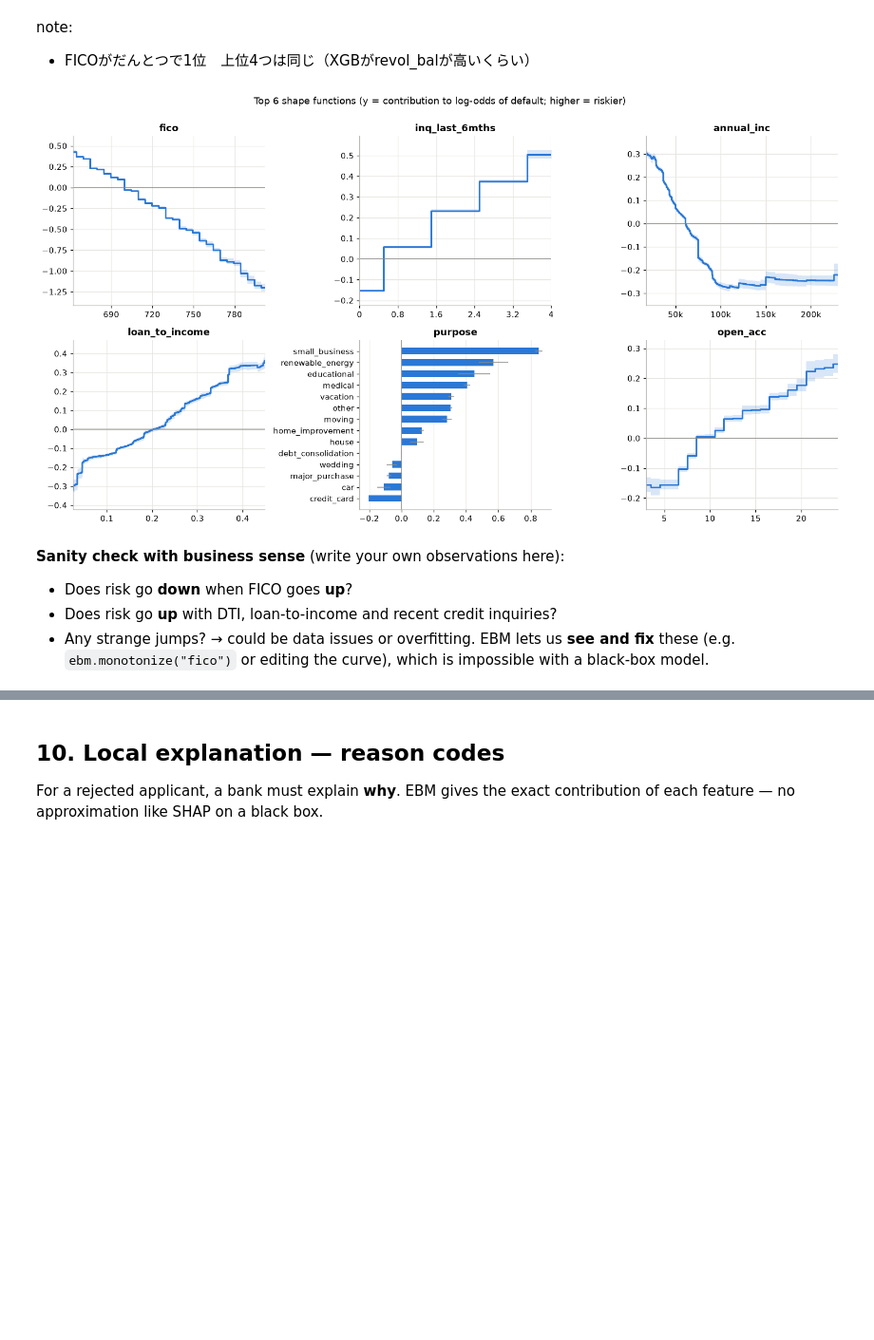
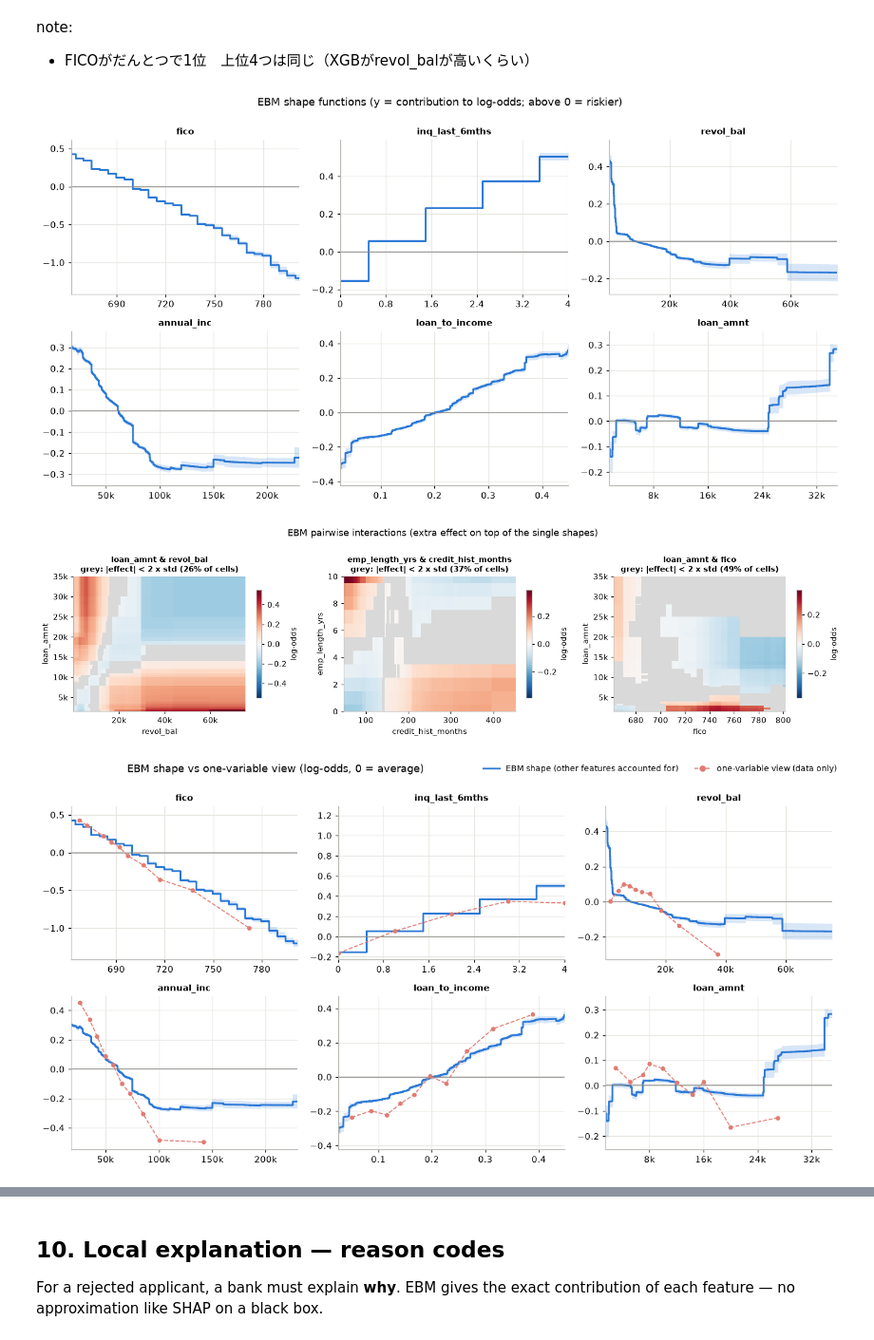
Before and after one commit to natsumisugimoto817/bank-risk-ml, a Jupyter notebook: src/01_credit_scoring_ebm.ipynb, the cells around one changed output, grey strips where cells are left out. Shown at 95% size. Cells and saved outputs as stored; diff of their text form; code cells hidden in the pictures; blank space fills up the shorter version.

Commit message:
Add ebm function

```diff
--- a/src/01_credit_scoring_ebm.ipynb
+++ b/src/01_credit_scoring_ebm.ipynb
@@ -518,53 +520,16 @@ plt.tight_layout(); plt.show()
 # %% [markdown]
 note:
 - FICOがだんとつで1位　上位4つは同じ（XGBがrevol_balが高いくらい）
-# %%
-from matplotlib.ticker import FuncFormatter, MaxNLocator
-
-def _short(x, _):
-    return f"{x/1000:.0f}k" if abs(x) >= 1_000 else f"{x:g}"
-
-def plot_shape(ebm, feature, ax):
-    # Plot an EBM main-effect shape function with its uncertainty band
-    i = list(ebm.term_names_).index(feature)
-    d = ebm.explain_global().data(i)
-    scores = np.asarray(d["scores"], dtype=float)
-    lo = np.asarray(d.get("lower_bounds", scores), dtype=float)
-    hi = np.asarray(d.get("upper_bounds", scores), dtype=float)
-    names = d["names"]
-    is_cont = ebm.feature_types_in_[list(ebm.feature_names_in_).index(feature)] == "continuous"
-    if is_cont:
-        edges = np.asarray(names, dtype=float)[:-1]
-        # show the 1st-99th percentile of training data, where most customers are
-        x_lo, x_hi = np.nanpercentile(X_tr[feature], [1, 99])
-        vis = (edges >= x_lo) & (edges <= x_hi)
-        ax.fill_between(edges, lo, hi, step="post", color=COLORS["EBM"], alpha=0.18, lw=0)
-        ax.step(edges, scores, where="post", color=COLORS["EBM"])
-        ax.set_xlim(x_lo, x_hi)
-        if vis.any():
-            pad = 0.1 * (hi[vis].max() - lo[vis].min() + 1e-9)
-            ax.set_ylim(lo[vis].min() - pad, hi[vis].max() + pad)
-        ax.axhline(0, color=GREY, lw=1)
-        ax.xaxis.set_major_locator(MaxNLocator(5))
-        ax.xaxis.set_major_formatter(FuncFormatter(_short))
-    else:
-        order = np.argsort(scores)
-        ax.barh(np.array(names)[order], scores[order], color=COLORS["EBM"], height=0.6,
-                xerr=[(scores - lo)[order], (hi - scores)[order]], error_kw={"ecolor": GREY, "lw": 1})
-        ax.grid(axis="y", visible=False)
-        ax.axvline(0, color=GREY, lw=1)
-    ax.set_title(feature)
-
-main_effects = [n for n in imp.sort_values(ascending=False).index if " & " not in n][:6]
-fig, axes = plt.subplots(2, 3, figsize=(14, 7.5))
-for f, ax in zip(main_effects, axes.ravel()):
-    plot_shape(ebm, f, ax)
-fig.suptitle("Top 6 shape functions (y = contribution to log-odds of default; higher = riskier)", y=1.0)
-plt.tight_layout(); plt.show()
-# %% [output]
-[figure, removed]
-# %% [markdown]
-**Sanity check with business sense** (write your own observations here):
-- Does risk go **down** when FICO goes **up**?
-- Does risk go **up** with DTI, loan-to-income and recent credit inquiries?
-- Any strange jumps? → could be data issues or overfitting. EBM lets us **see and fix** these (e.g. `ebm.monotonize("fico")` or editing the curve), which is impossible with a black-box model.
+# %%
+# 1. Shape Functions (top 6 features by Permutation Importance)
+plot_shapes(ebm, features=imp_ebm.index, top_n=6, X_ref=X_tr)
+
+# 2. interactions (top 3 pairs learned by EBM)
+plot_interactions(ebm, top_n=3, X_ref=X_tr, hide_uncertain=True)
+
+# 3. shape functions vs. default rate (top 6 features by Permutation Importance)
+plot_shape_vs_rate(ebm, X_tr, y_tr, features=imp_ebm.index, top_n=6)
+# %% [output]
+[figure, added]
+[figure, added]
+[figure, added]
```
Also changed, not shown: parts of 3 cells of this notebook, 1 other file.
